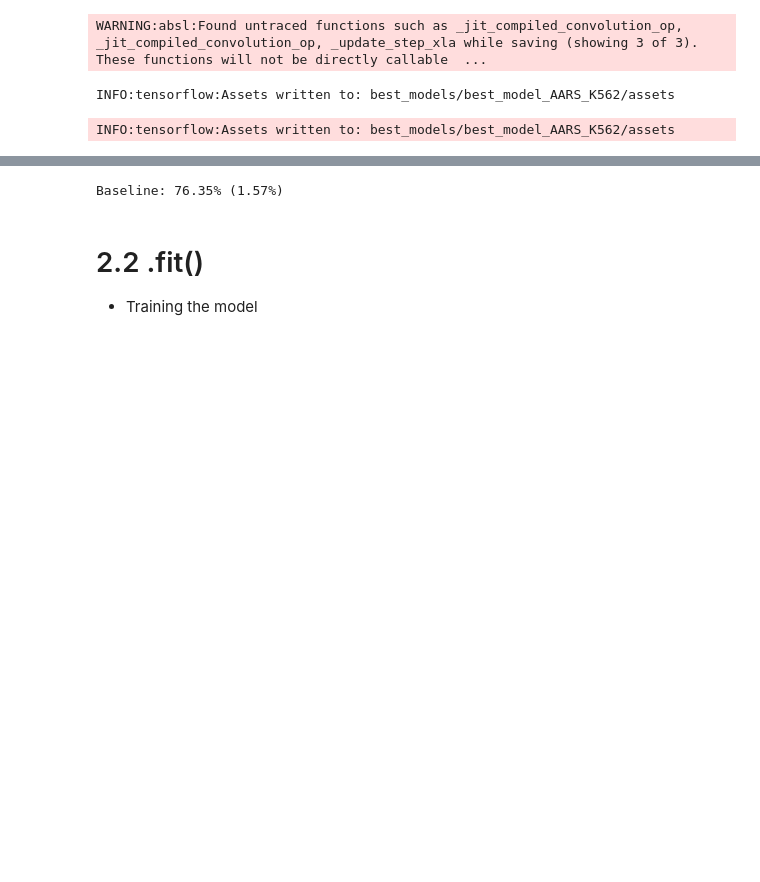
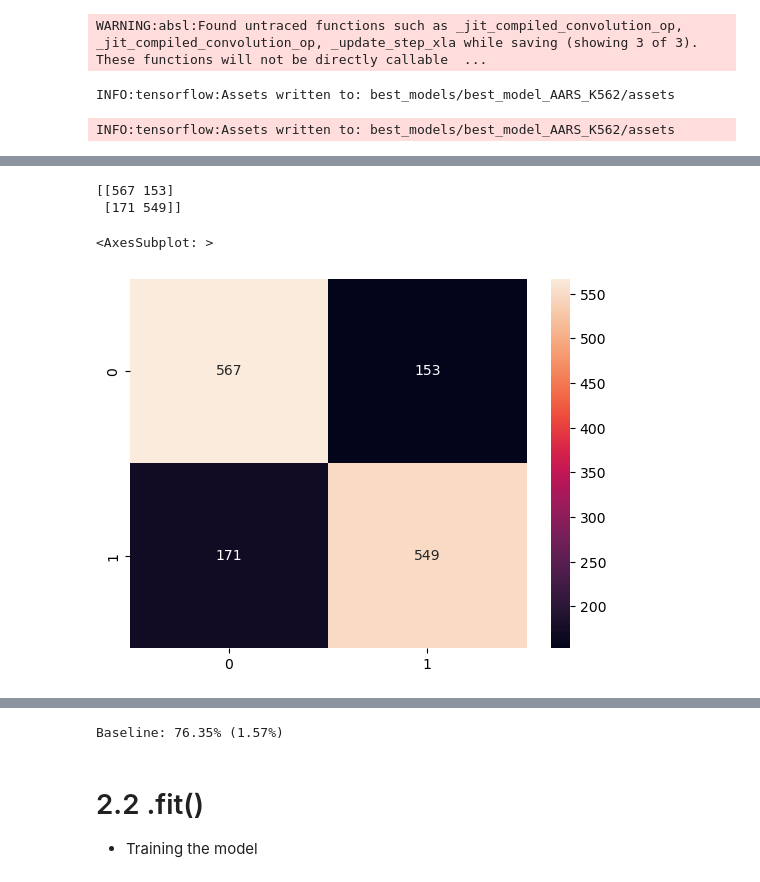
Before and after one commit to sofiamrtll/thesis, a Jupyter notebook: THESIS - Model.ipynb, the cells around one changed output, grey strips where cells are left out. Cells and saved outputs as stored; diff of their text form; code cells hidden in the pictures; blank space fills up the shorter version.

```diff
--- a/THESIS - Model.ipynb
+++ b/THESIS - Model.ipynb
@@ -567,0 +645,16 @@ best_models/best_model_AARS_K562
+# %%
+from sklearn.linear_model import LogisticRegression
+from sklearn.metrics import confusion_matrix
+import seaborn as sns
+#Get the confusion matrix
+
+cf_matrix = confusion_matrix(y_test, y_pred2)
+
+print(cf_matrix)
+
+sns.heatmap(cf_matrix, annot=True, fmt = "d")
+# %% [output]
+[[567 153]
+ [171 549]]
+<AxesSubplot: >
+[figure, added]
```
Also changed, not shown: parts of 33 cells of this notebook.
